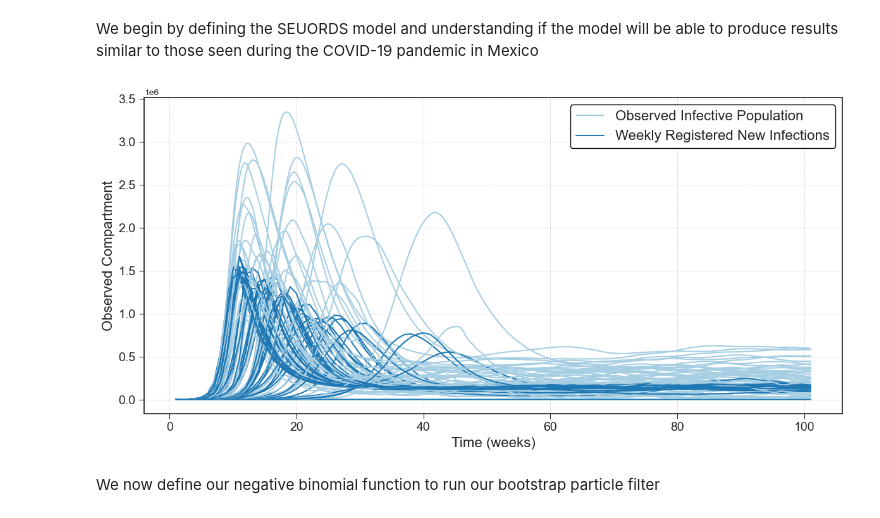
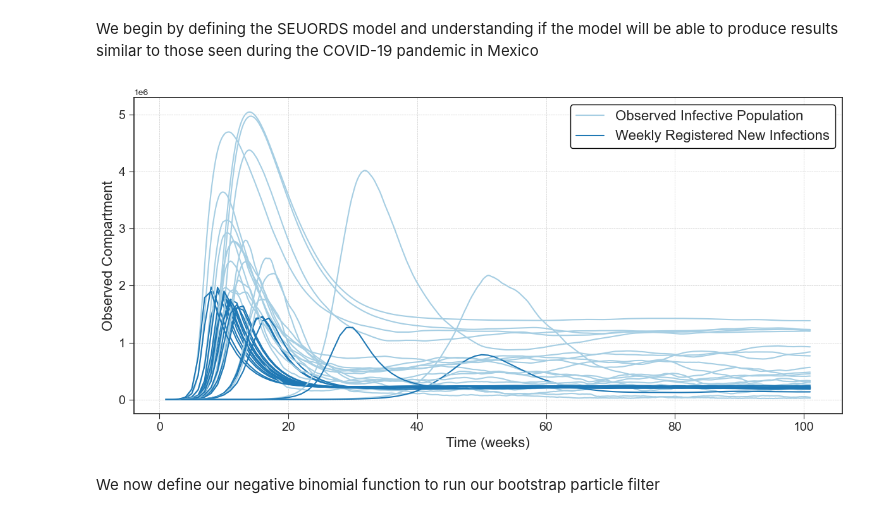
Before and after one commit to rosastreg/Undergrad_AM_Thesis, a Jupyter notebook: Notebooks/3_Model.ipynb, the cells around one changed output. Cells and saved outputs as stored; diff of their text form; code cells hidden in the pictures.

```diff
--- a/Notebooks/3_Model.ipynb
+++ b/Notebooks/3_Model.ipynb
@@ -47,7 +47,7 @@ def set_IVC(N, rho, nu, num_particles):
     S = N - E - U
 
     beta = stats.uniform(0,20).rvs(num_particles)
-    mu = stats.uniform(0,20).rvs(num_particles)
+    mu = stats.uniform(0,0.5).rvs(num_particles)
 
     return np.vstack([S, E, U, O, R, D, beta, mu])
 
@@ -58,8 +58,8 @@ def set_param_priors():
     gamma = stats.beta(2.36, 9.44).rvs()
     sigma_b = stats.invgamma(a=3.8, scale=0.6).rvs()
     sigma_m = stats.invgamma(a=3.8, scale=0.6).rvs()
-    psi_o = stats.uniform(0, 1000).rvs() #stats.gamma(50,scale=100).rvs()
-    psi_d = stats.uniform(0, 1000).rvs() #stats.gamma(50,scale=100).rvs()
+    psi_o = stats.uniform(0, 10000).rvs() #stats.gamma(50,scale=100).rvs()
+    psi_d = stats.uniform(0, 10000).rvs() #stats.gamma(50,scale=100).rvs()
 
     return [alpha, rho, nu, gamma, sigma_b, sigma_m, psi_o, psi_d]
 # %% [markdown]
@@ -117,7 +117,7 @@ T = 100 # Number of periods
 m = 5  # Number of observations per period (intermediate steps)
 num_steps = m + 1  # Number of time steps per period including the initial step
 total_steps = T * num_steps  # Total number of time steps across all periods
-num_particles = 50  # Number of particles
+num_particles = 20  # Number of particles
 
 # Set initial conditions
 params = set_param_priors()
@@ -145,34 +145,34 @@ for t in range(1, T + 1):
 time = np.linspace(1, T+1, total_steps+1 )
 
 plt.figure(figsize=(12, 6))
 plt.style.use('seaborn-v0_8-ticks')
 colors = sns.color_palette('Paired')
 
 plt.plot(time, states[3, 0, :], color=colors[0], label='Observed Infective Population')
 plt.plot(np.arange(1,T+2), aggregates[0, 0, :], color=colors[1], label='Weekly Registered New Infections')
 
 for p in range(1,num_particles):
     plt.plot(time, states[3, p, :], color=colors[0])
     plt.plot(np.arange(1,T+2), aggregates[0, p, :], color=colors[1])
 
 plt.legend(
     loc='upper right',
     fontsize=16,
     title='',
     title_fontproperties={'weight': 'bold', 'size': 16},
     frameon=True,
     fancybox=True,
     framealpha=1,
     edgecolor='black',
     facecolor='white')
 plt.xlabel('Time (weeks)', fontsize=16)
 plt.ylabel('Observed Compartment', fontsize=16)
 plt.tick_params(axis='both', which='major', labelsize=14)
 plt.grid(visible=True, linestyle='--', linewidth=0.5)
 plt.tight_layout()
 plt.show()
 # %% [output]
-[figure, old version]
+[figure, new version]
 # %% [markdown]
 We now define our negative binomial function to run our bootstrap particle filter
 # %%
```
Also changed, not shown: parts of 22 cells of this notebook, 9 other files.
